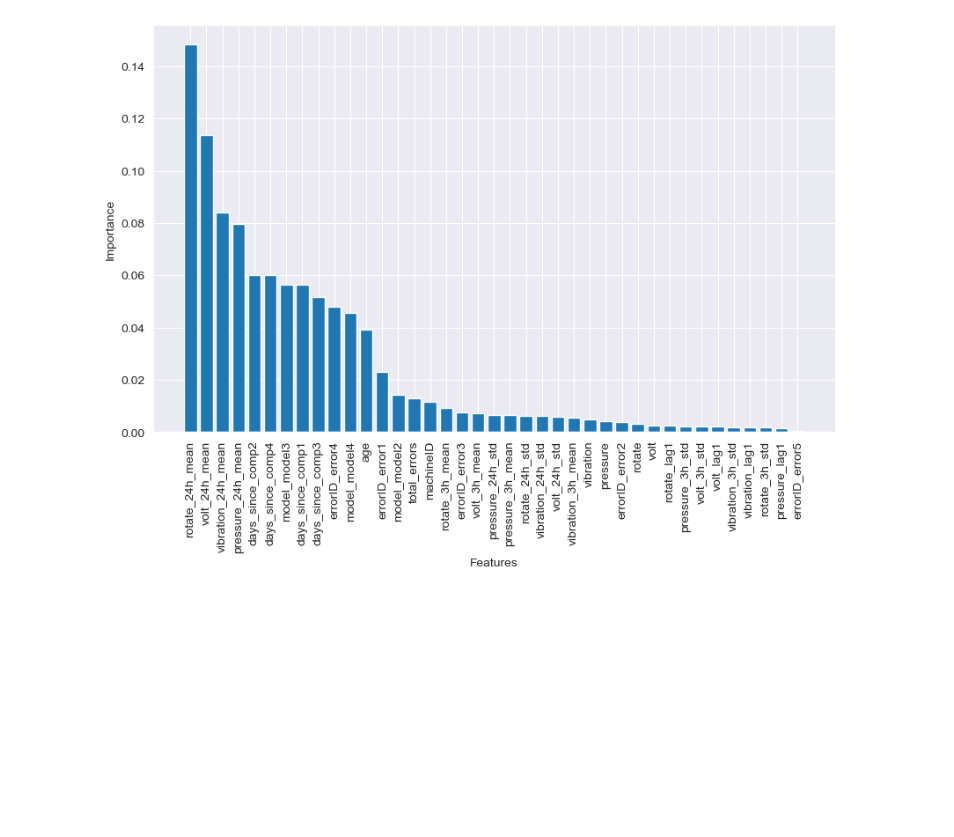
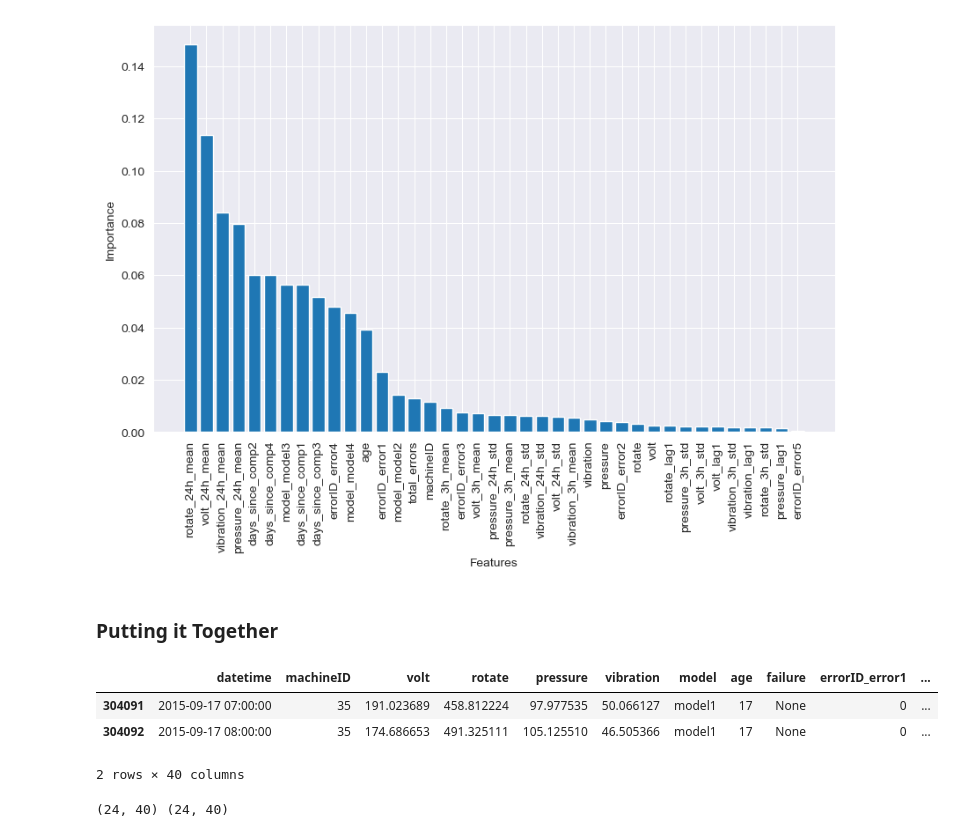
Before and after one commit to manya28/predictive_maintenance, a Jupyter notebook: consolidated_predictive_maintenance.ipynb, the cells around one changed output. Saved outputs shown, nothing was run; the diff lists cells and outputs as text; code cells hidden in the pictures; blank space fills up the shorter version.

```diff
--- a/consolidated_predictive_maintenance.ipynb
+++ b/consolidated_predictive_maintenance.ipynb
@@ -898,3 +908,19 @@ plt.xlabel('Features')
 # %% [output]
 Text(0.5, 0, 'Features')
 [figure]
+# %% [markdown]
+### Putting it Together
+# %%
+experiment_future = final_features[(final_features["machineID"] == 35) & (final_features['label'].notna())][-24:]
+experiment_future.head(2)
+# %% [output]
+|  | datetime | machineID | volt | rotate | pressure | vibration | model | age | failure | errorID_error1 | ... |
+| 304091 | 2015-09-17 07:00:00 | 35 | 191.023689 | 458.812224 | 97.977535 | 50.066127 | model1 | 17 | None | 0 | ... |
+| 304092 | 2015-09-17 08:00:00 | 35 | 174.686653 | 491.325111 | 105.125510 | 46.505366 | model1 | 17 | None | 0 | ... |
+2 rows × 40 columns
+# %%
+prior24_index = experiment_future.index[0]
+experiment_past = final_features.iloc[prior24_index-24:prior24_index]
+print(experiment_future.shape, experiment_past.shape)
+# %% [output]
+(24, 40) (24, 40)
```
Also changed, not shown: parts of 20 cells of this notebook.
